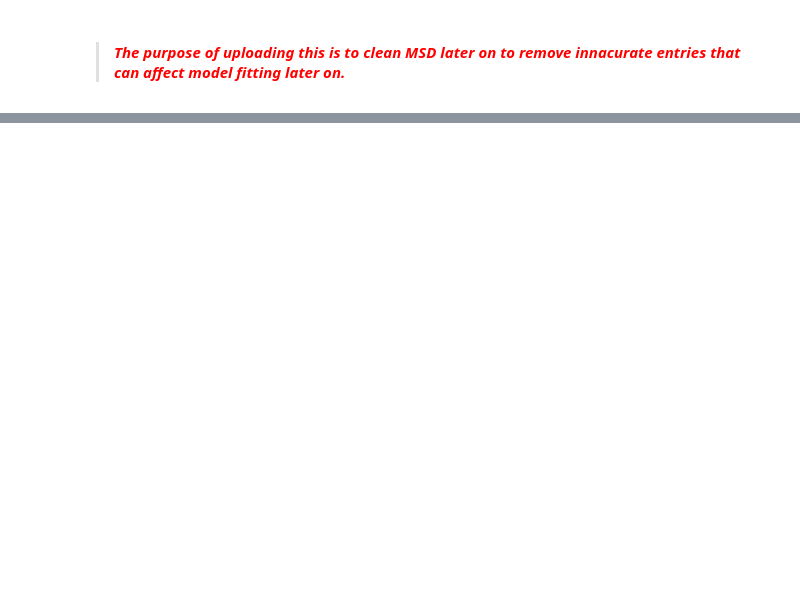
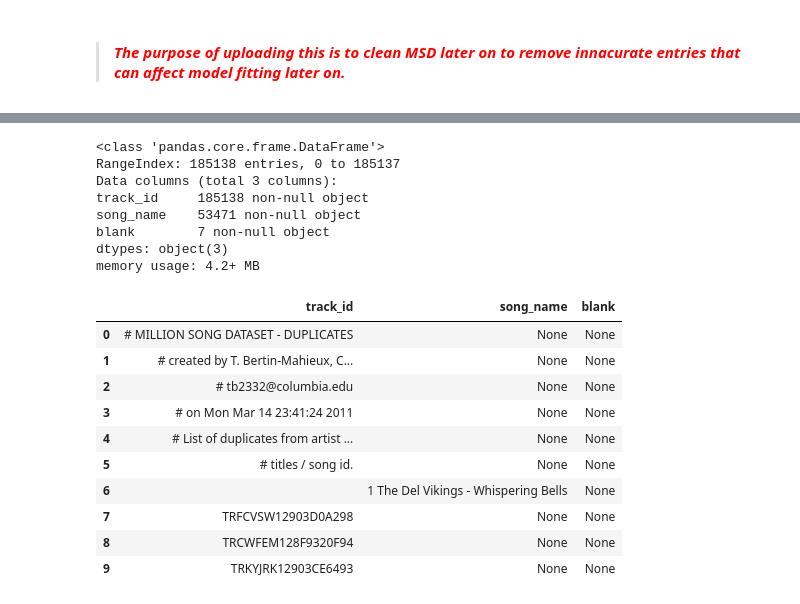
Before and after one commit to IvetteMTapia/Capstone1_Songs-Recommender_System, a Jupyter notebook: Capstone1_Data Wrangling.ipynb, the cells around one changed output, grey strips where cells are left out. Cells and saved outputs as stored; diff of their text form; code cells hidden in the pictures; blank space fills up the shorter version.

```diff
--- a/Capstone1_Data Wrangling.ipynb
+++ b/Capstone1_Data Wrangling.ipynb
@@ -295,0 +747,11 @@ Wall time: 1.25 s
+# %%
+%time
+
+#Upload known song duplicates. More information of mismatch issue can be found here:
+#https://labrosa.ee.columbia.edu/millionsong/blog/11-3-15-921810-song-dataset-duplicates
+
+url = 'http://labrosa.ee.columbia.edu/millionsong/sites/default/files/AdditionalFiles/msd_duplicates.txt'
+
+urlretrieve(url, 'msd_duplicates.txt')
+
+txt_file_dup = r'msd_duplicates.txt'
@@ -295,0 +761,8 @@ Wall time: 1.25 s
+# %%
+#Read mistmatches txt files as a dataframe. It reads all the data as one column
+
+msd_duplicates_data = pd.read_csv(txt_file_dup,sep='delimeter',
+                                 header=None, engine = 'python',names = ['duplicates'])
+
+
+msd_duplicates_data.head(10)
@@ -295,0 +781,30 @@ Wall time: 1.25 s
+# %%
+#Split song name and track id
+
+msd_duplicates_data = msd_duplicates_data.duplicates.str.split('%',expand=True)
+
+msd_duplicates_data.columns = ['track_id','song_name','blank']
+
+msd_duplicates_data.info()
+
+msd_duplicates_data.head(10)
+# %% [output]
+<class 'pandas.core.frame.DataFrame'>
+RangeIndex: 185138 entries, 0 to 185137
+Data columns (total 3 columns):
+track_id     185138 non-null object
+song_name    53471 non-null object
+blank        7 non-null object
+dtypes: object(3)
+memory usage: 4.2+ MB
+|  | track_id | song_name | blank |
+| 0 | # MILLION SONG DATASET - DUPLICATES | None | None |
+| 1 | # created by T. Bertin-Mahieux, C... | None | None |
+| 2 | # tb2332@columbia.edu | None | None |
+| 3 | # on Mon Mar 14 23:41:24 2011 | None | None |
+| 4 | # List of duplicates from artist ... | None | None |
+| 5 | # titles / song id. | None | None |
+| 6 |  | 1 The Del Vikings - Whispering Bells | None |
+| 7 | TRFCVSW12903D0A298 | None | None |
+| 8 | TRCWFEM128F9320F94 | None | None |
+| 9 | TRKYJRK12903CE6493 | None | None |
```
Also changed, not shown: parts of 117 cells of this notebook.
